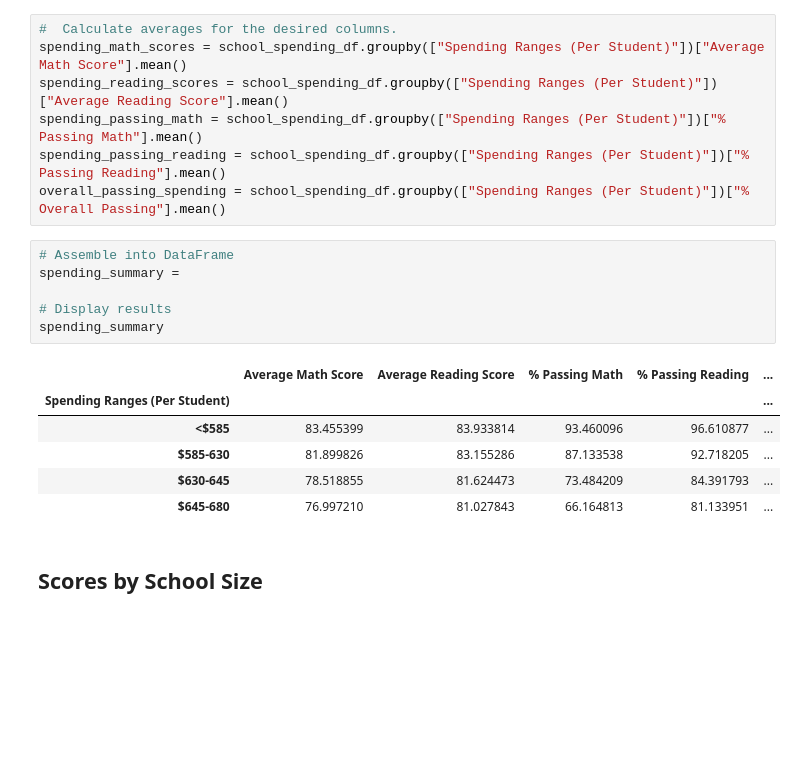
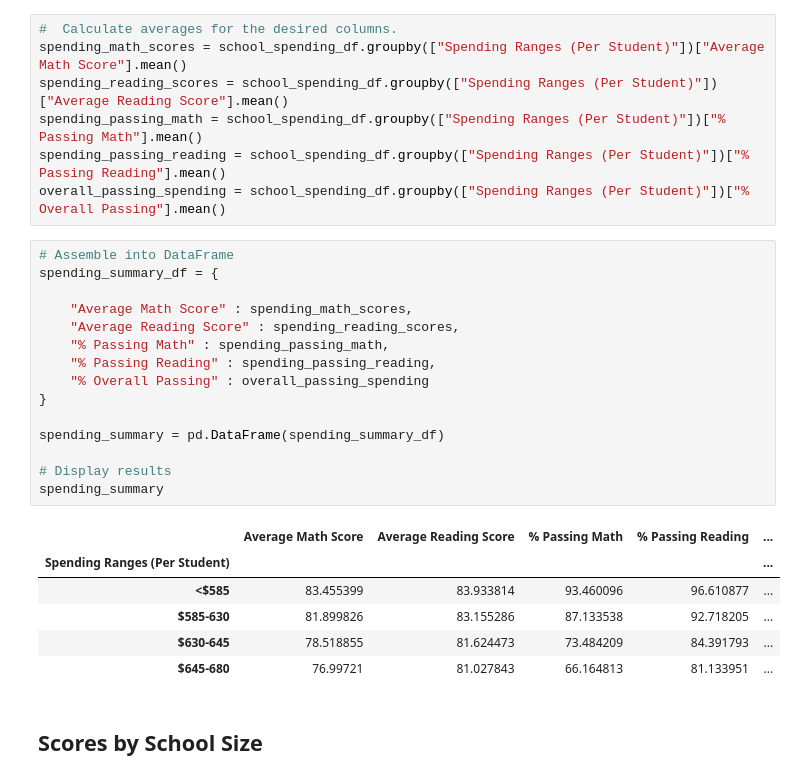
Before and after one commit to sandrocarlos/pandas-challenge, a Jupyter notebook: PyCitySchools/PyCitySchools.ipynb, the cells around one changed output. Drawn from its saved outputs; the diff is of its cells as text; blank space fills up the shorter version.

```diff
--- a/PyCitySchools/PyCitySchools.ipynb
+++ b/PyCitySchools/PyCitySchools.ipynb
@@ -447,19 +528,28 @@ spending_reading_scores = school_spending_df.groupby(["Spending Ranges (Per Stud
 spending_passing_math = school_spending_df.groupby(["Spending Ranges (Per Student)"])["% Passing Math"].mean()
 spending_passing_reading = school_spending_df.groupby(["Spending Ranges (Per Student)"])["% Passing Reading"].mean()
 overall_passing_spending = school_spending_df.groupby(["Spending Ranges (Per Student)"])["% Overall Passing"].mean()
-# %%
-# Assemble into DataFrame
-spending_summary =
-
-# Display results
-spending_summary
-# %% [output]
-|  | Average Math Score | Average Reading Score | % Passing Math | % Passing Reading | ... |
-| Spending Ranges (Per Student) |  |  |  |  | ... |
-| <$585 | 83.455399 | 83.933814 | 93.460096 | 96.610877 | ... |
-| $585-630 | 81.899826 | 83.155286 | 87.133538 | 92.718205 | ... |
-| $630-645 | 78.518855 | 81.624473 | 73.484209 | 84.391793 | ... |
-| $645-680 | 76.997210 | 81.027843 | 66.164813 | 81.133951 | ... |
+# %%
+# Assemble into DataFrame
+spending_summary_df = {
+
+    "Average Math Score" : spending_math_scores,
+    "Average Reading Score" : spending_reading_scores,
+    "% Passing Math" : spending_passing_math,
+    "% Passing Reading"	: spending_passing_reading,
+    "% Overall Passing" : overall_passing_spending
+}
+
+spending_summary = pd.DataFrame(spending_summary_df)
+
+# Display results
+spending_summary
+# %% [output]
+|  | Average Math Score | Average Reading Score | % Passing Math | % Passing Reading | ... |
+| Spending Ranges (Per Student) |  |  |  |  | ... |
+| <$585 | 83.455399 | 83.933814 | 93.460096 | 96.610877 | ... |
+| $585-630 | 81.899826 | 83.155286 | 87.133538 | 92.718205 | ... |
+| $630-645 | 78.518855 | 81.624473 | 73.484209 | 84.391793 | ... |
+| $645-680 | 76.99721 | 81.027843 | 66.164813 | 81.133951 | ... |
 # %% [markdown]
 ## Scores by School Size
 # %%
```
Also changed, not shown: parts of 12 cells of this notebook.
